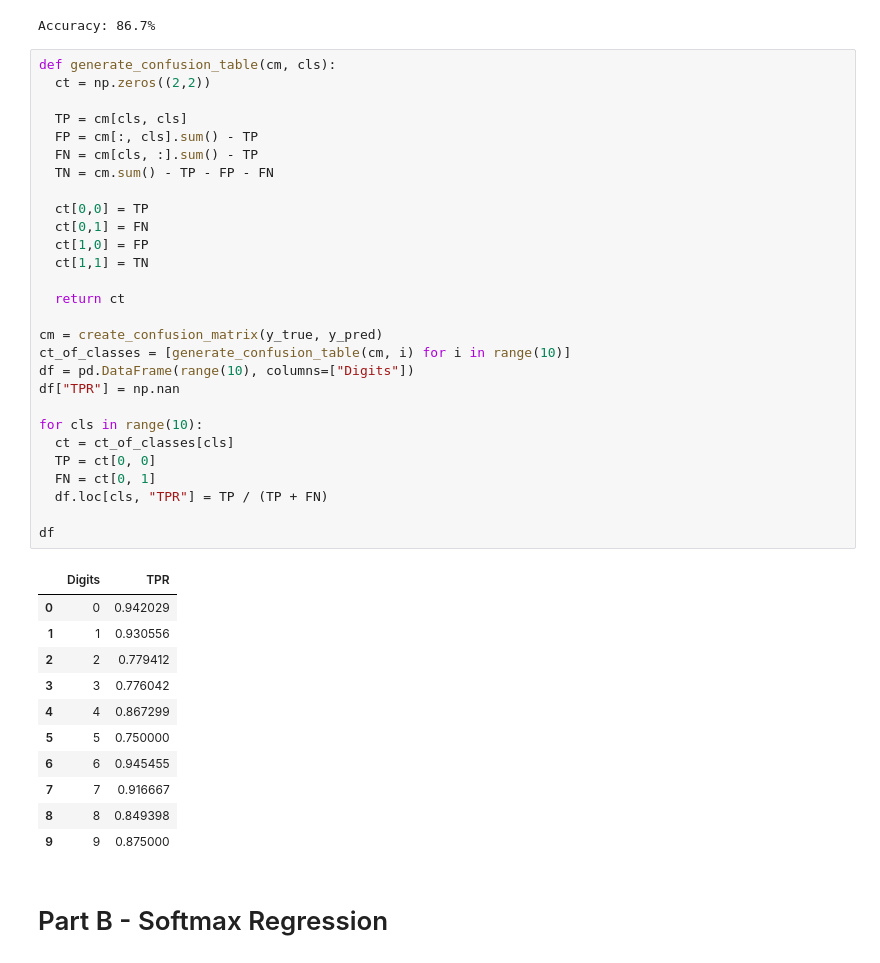
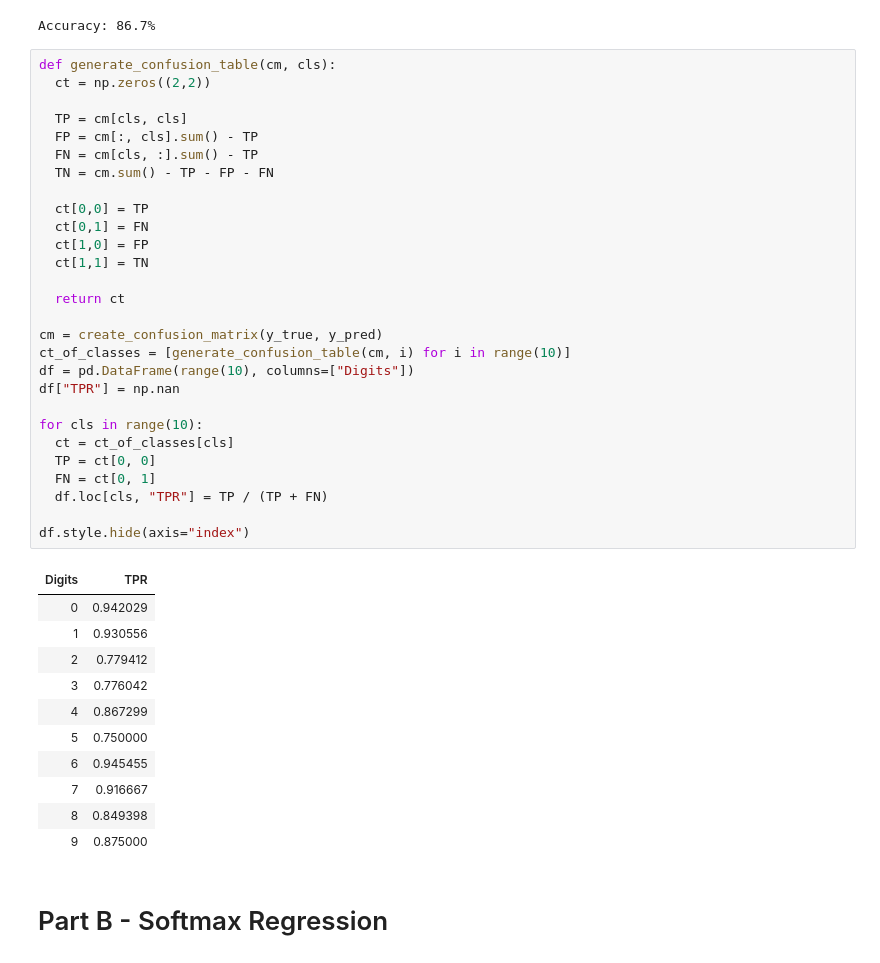
Before and after one commit to tomerab1/Introduction-to-Computational-Learning-Assignments, a Jupyter notebook: mmn11.ipynb, the cells around one changed output. Saved outputs shown, nothing was run; the diff lists cells and outputs as text.

```diff
--- a/mmn11.ipynb
+++ b/mmn11.ipynb
@@ -154,42 +154,42 @@ Accuracy: 86.7%
 # %%
 def generate_confusion_table(cm, cls):
   ct = np.zeros((2,2))
 
   TP = cm[cls, cls]
   FP = cm[:, cls].sum() - TP
   FN = cm[cls, :].sum() - TP
   TN = cm.sum() - TP - FP - FN
 
   ct[0,0] = TP
   ct[0,1] = FN
   ct[1,0] = FP
   ct[1,1] = TN
 
   return ct
 
 cm = create_confusion_matrix(y_true, y_pred)
 ct_of_classes = [generate_confusion_table(cm, i) for i in range(10)]
 df = pd.DataFrame(range(10), columns=["Digits"])
 df["TPR"] = np.nan
 
 for cls in range(10):
   ct = ct_of_classes[cls]
   TP = ct[0, 0]
   FN = ct[0, 1]
   df.loc[cls, "TPR"] = TP / (TP + FN)
 
-df
+df.style.hide(axis="index")
 # %% [output]
-|  | Digits | TPR |
-| 0 | 0 | 0.942029 |
-| 1 | 1 | 0.930556 |
-| 2 | 2 | 0.779412 |
-| 3 | 3 | 0.776042 |
-| 4 | 4 | 0.867299 |
-| 5 | 5 | 0.750000 |
-| 6 | 6 | 0.945455 |
-| 7 | 7 | 0.916667 |
-| 8 | 8 | 0.849398 |
-| 9 | 9 | 0.875000 |
+| Digits | TPR |
+| 0 | 0.942029 |
+| 1 | 0.930556 |
+| 2 | 0.779412 |
+| 3 | 0.776042 |
+| 4 | 0.867299 |
+| 5 | 0.750000 |
+| 6 | 0.945455 |
+| 7 | 0.916667 |
+| 8 | 0.849398 |
+| 9 | 0.875000 |
 # %% [markdown]
 # Part B - Softmax Regression
```
Also changed, not shown: parts of 5 cells of this notebook.
